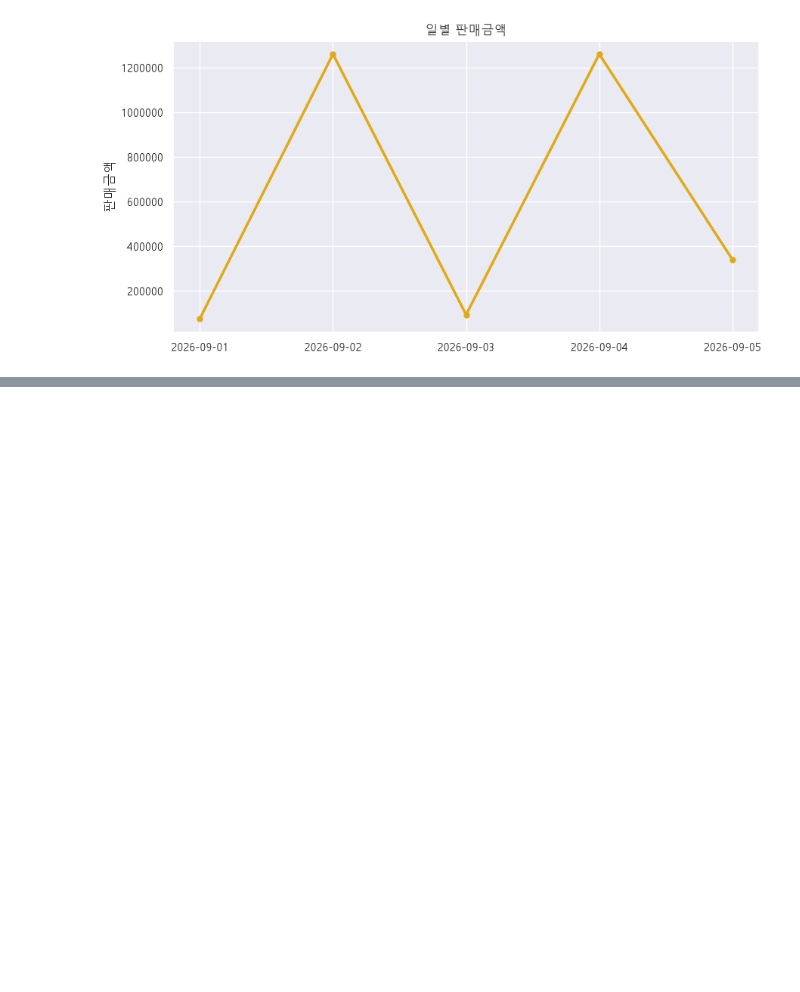
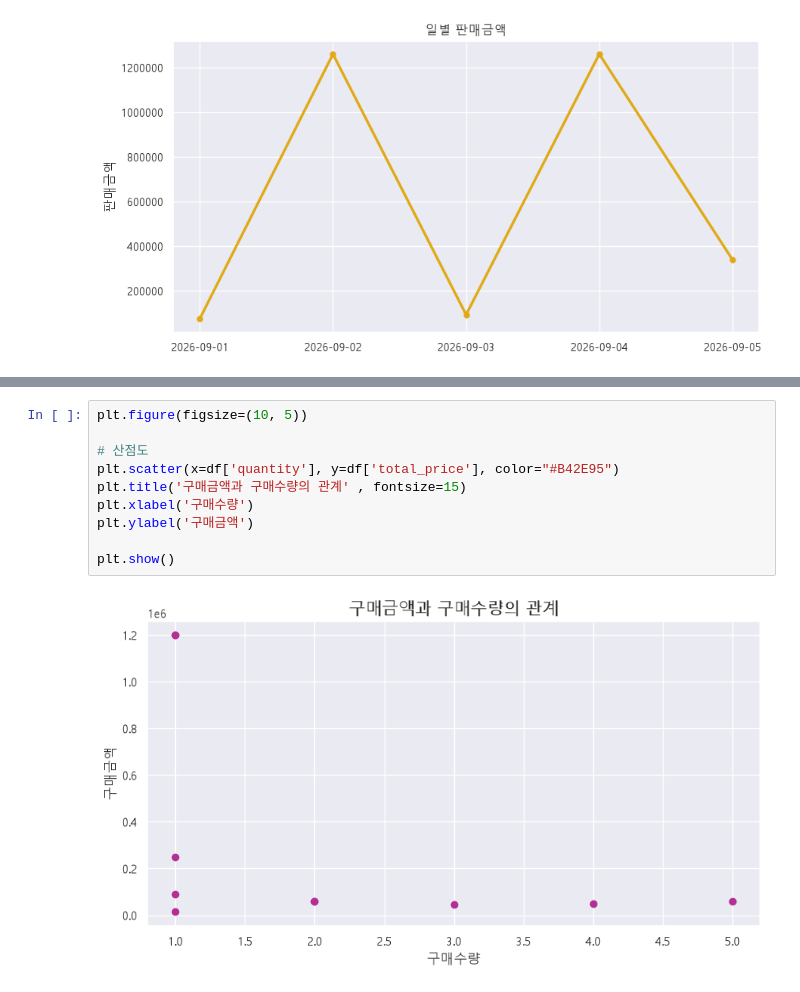
Before and after one commit to mazemoon6-star/ai-datapipeline, a Jupyter notebook: chapt03/시각화기초.ipynb, the cells around one changed output, grey strips where cells are left out. Drawn from its saved outputs; the diff is of its cells as text; blank space fills up the shorter version.

```diff
--- a/chapt03/시각화기초.ipynb
+++ b/chapt03/시각화기초.ipynb
@@ -250,0 +272,12 @@ plt.show()
+# %%
+plt.figure(figsize=(10, 5))
+
+# 산점도
+plt.scatter(x=df['quantity'], y=df['total_price'], color="#B42E95")
+plt.title('구매금액과 구매수량의 관계' , fontsize=15)
+plt.xlabel('구매수량')
+plt.ylabel('구매금액')
+
+plt.show()
+# %% [output]
+[figure, added]
```
Also changed, not shown: parts of 13 cells of this notebook, 3 other files.
